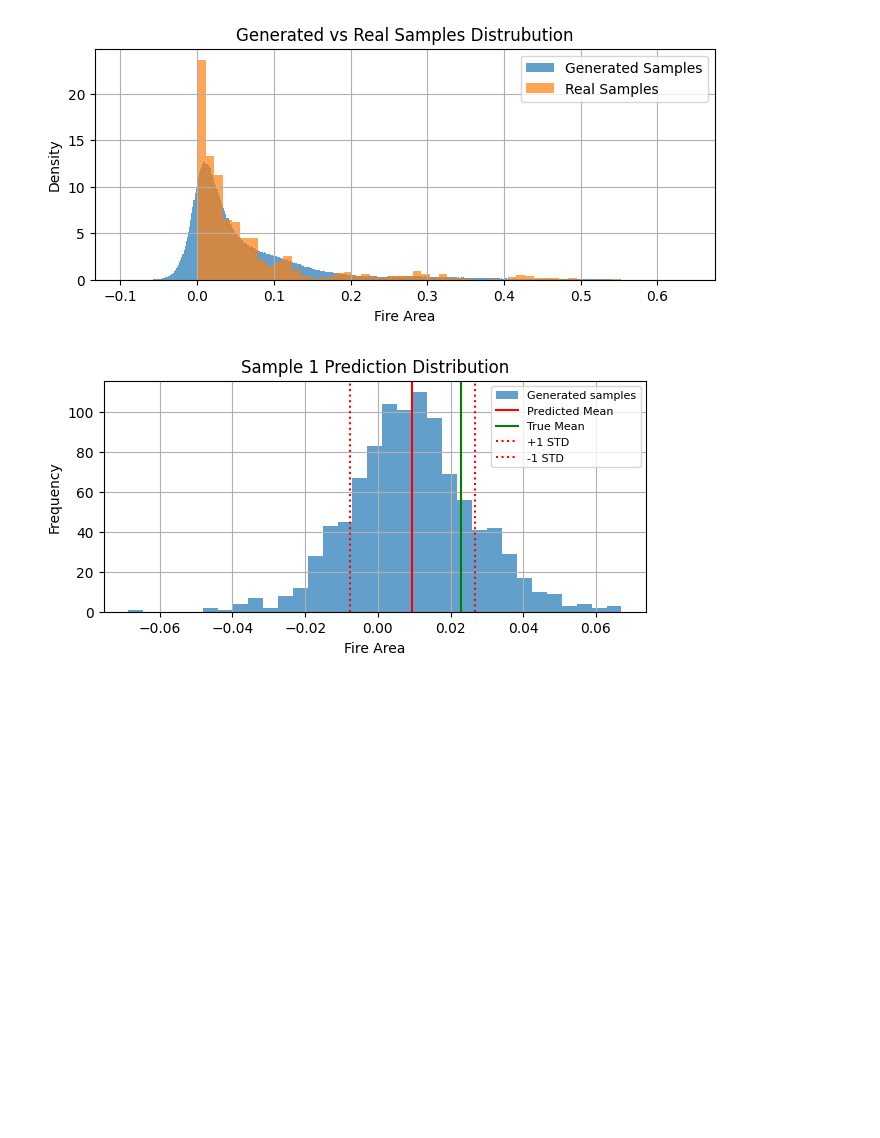
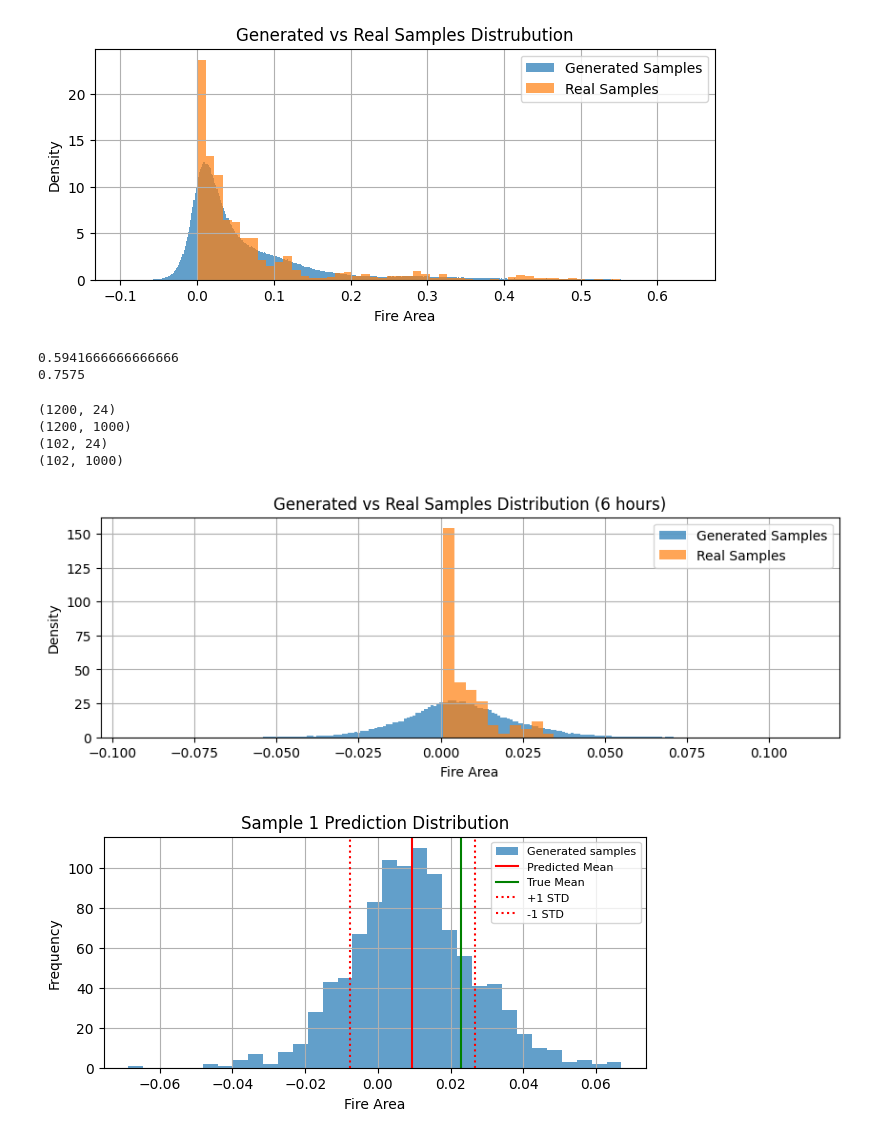
Before and after one commit to isaaclee2/Wildfire_Research, a Jupyter notebook: model_analysis.ipynb, the cells around one changed output. Cells and saved outputs as stored; diff of their text form; code cells hidden in the pictures; blank space fills up the shorter version.

```diff
--- a/model_analysis.ipynb
+++ b/model_analysis.ipynb
@@ -70,4 +69,47 @@ plt.show()
 (1200000,)
 (1200,)
 [figure]
+# %%
+gen_all = gen_samples['arr_0'].reshape(1200, 1000)
+means = gen_results['array1']
+stds = gen_results['array2']
+real = real_samples['arr_0']
+
+indices = np.where(np.abs(real-means) < stds)[0]
+indices_2 = np.where(np.abs(real-means) < 2*stds)[0]
+
+print(len(indices)/len(real.flatten()))
+print(len(indices_2)/len(real.flatten()))
+# %% [output]
+0.5941666666666666
+0.7575
+# %%
+print(training_data.shape)
+print(gen_all.shape)
+
+time = 6/50
+tol = 2/50
+indices = np.where(np.abs(training_data[:, 1] - time) <= tol)[0]
+filtered_training_data = training_data[indices]
+filtered_gen_dist = gen_all[indices]
+
+print(filtered_training_data.shape)
+print(filtered_gen_dist.shape)
+# %% [output]
+(1200, 24)
+(1200, 1000)
+(102, 24)
+(102, 1000)
+# %%
+plt.figure(figsize=(10,3))
+plt.title('Generated vs Real Samples Distribution (6 hours)')
+plt.hist(filtered_gen_dist.flatten(), bins='auto', alpha=0.7, label='Generated Samples', density=True)
+plt.hist(real[indices], bins='auto', alpha=0.7, label='Real Samples', density=True)
+plt.legend()
+plt.xlabel('Fire Area')
+plt.ylabel('Density')
+plt.grid(True)
+plt.show()
+# %% [output]
+[figure, added]
 # %%
```
Also changed, not shown: parts of 6 cells of this notebook, 1 other file.
